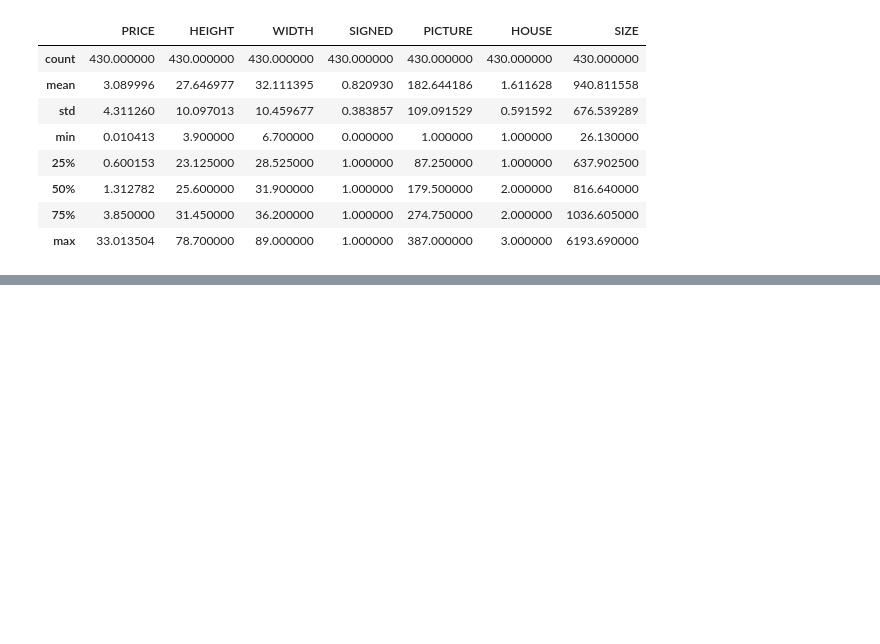
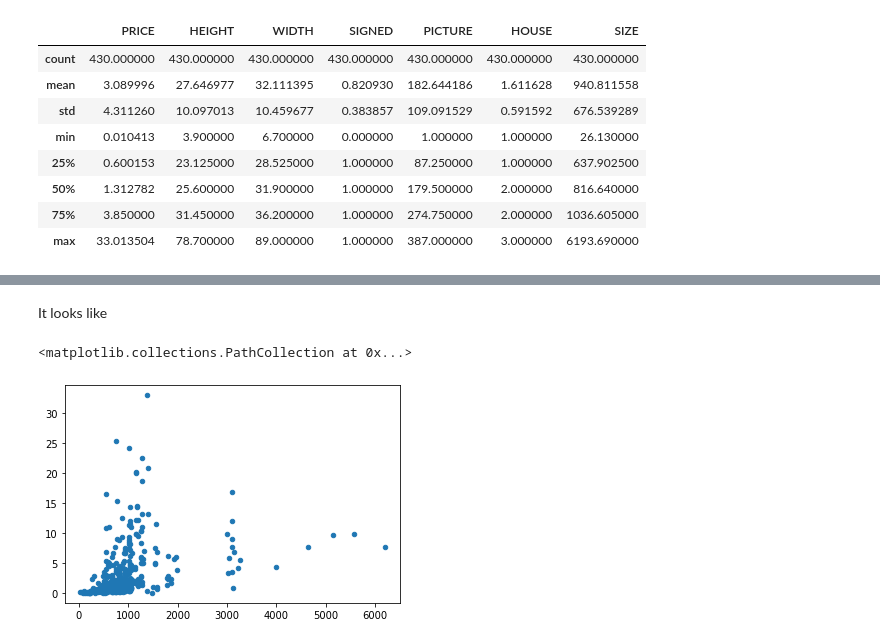
Before and after one commit to HuyenNguyenHelen/INFO-5505---Machine-learning, a Jupyter notebook: HuyenNguyen_Assignment_1.ipynb, the cells around one changed output, grey strips where cells are left out. Saved outputs shown, nothing was run; the diff lists cells and outputs as text; code cells hidden in the pictures; blank space fills up the shorter version.

```diff
--- a/HuyenNguyen_Assignment_1.ipynb
+++ b/HuyenNguyen_Assignment_1.ipynb
@@ -39,0 +107,7 @@ data.describe()
+# %% [markdown]
+It looks like
+# %%
+plt.scatter (x= data['SIZE'], y = data['PRICE'], s=20)
+# %% [output]
+<matplotlib.collections.PathCollection at 0x...>
+[figure, added]
```
Also changed, not shown: parts of 17 cells of this notebook.
